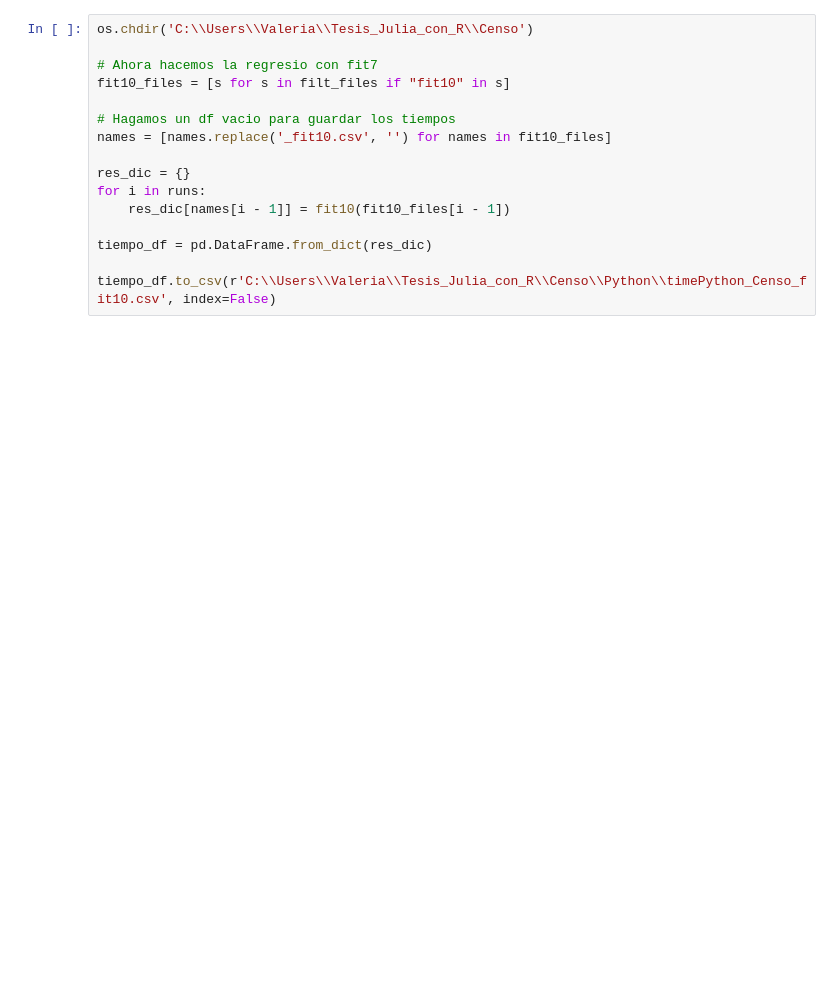
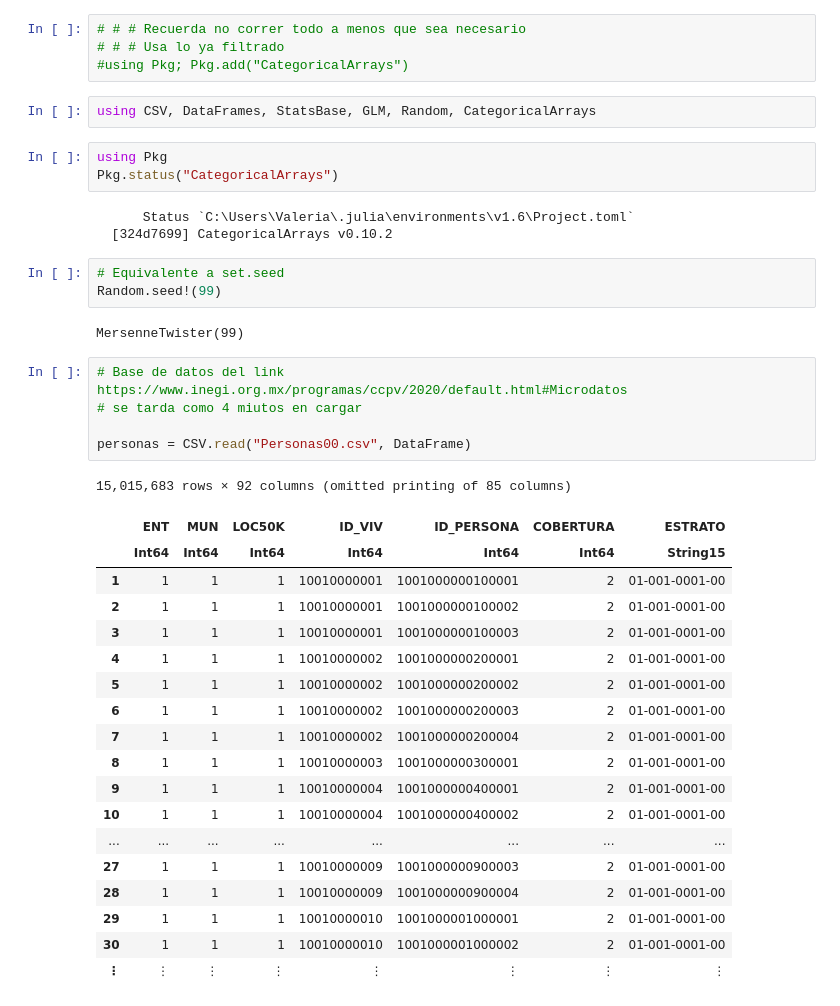
Before and after one commit to valperez/Tesis_Julia, a Jupyter notebook: Tesis Julia con R/Code/Censo/Python/Censo_Python.ipynb, the cells around one changed output. Cells and saved outputs as stored; diff of their text form; blank space fills up the shorter version.

```diff
--- a/Tesis Julia con R/Code/Censo/Python/Censo_Python.ipynb
+++ b/Tesis Julia con R/Code/Censo/Python/Censo_Python.ipynb
@@ -412,16 +1,42 @@ def fit10(nombre_archivo):
-# %%
-os.chdir('C:\\Users\\Valeria\\Tesis_Julia_con_R\\Censo')
-
-# Ahora hacemos la regresio con fit7
-fit10_files = [s for s in filt_files if "fit10" in s]
-
-# Hagamos un df vacio para guardar los tiempos
-names = [names.replace('_fit10.csv', '') for names in fit10_files]
-
-res_dic = {}
-for i in runs:
-    res_dic[names[i - 1]] = fit10(fit10_files[i - 1])
-
-tiempo_df = pd.DataFrame.from_dict(res_dic)
-
-tiempo_df.to_csv(r'C:\\Users\\Valeria\\Tesis_Julia_con_R\\Censo\\Python\\timePython_Censo_fit10.csv', index=False)
+# %%
+# # # Recuerda no correr todo a menos que sea necesario
+# # # Usa lo ya filtrado
+#using Pkg; Pkg.add("CategoricalArrays")
+# %%
+using CSV, DataFrames, StatsBase, GLM, Random, CategoricalArrays
+# %%
+using Pkg
+Pkg.status("CategoricalArrays")
+# %% [output]
+      Status `C:\Users\Valeria\.julia\environments\v1.6\Project.toml`
+  [324d7699] CategoricalArrays v0.10.2
+# %%
+# Equivalente a set.seed
+Random.seed!(99)
+# %% [output]
+MersenneTwister(99)
+# %%
+# Base de datos del link https://www.inegi.org.mx/programas/ccpv/2020/default.html#Microdatos
+# se tarda como 4 miutos en cargar
+
+personas = CSV.read("Personas00.csv", DataFrame)
+# %% [output]
+15,015,683 rows × 92 columns (omitted printing of 85 columns)
+|  | ENT | MUN | LOC50K | ID_VIV | ID_PERSONA | COBERTURA | ESTRATO |
+|  | Int64 | Int64 | Int64 | Int64 | Int64 | Int64 | String15 |
+| 1 | 1 | 1 | 1 | 10010000001 | 1001000000100001 | 2 | 01-001-0001-00 |
+| 2 | 1 | 1 | 1 | 10010000001 | 1001000000100002 | 2 | 01-001-0001-00 |
+| 3 | 1 | 1 | 1 | 10010000001 | 1001000000100003 | 2 | 01-001-0001-00 |
+| 4 | 1 | 1 | 1 | 10010000002 | 1001000000200001 | 2 | 01-001-0001-00 |
+| 5 | 1 | 1 | 1 | 10010000002 | 1001000000200002 | 2 | 01-001-0001-00 |
+| 6 | 1 | 1 | 1 | 10010000002 | 1001000000200003 | 2 | 01-001-0001-00 |
+| 7 | 1 | 1 | 1 | 10010000002 | 1001000000200004 | 2 | 01-001-0001-00 |
+| 8 | 1 | 1 | 1 | 10010000003 | 1001000000300001 | 2 | 01-001-0001-00 |
+| 9 | 1 | 1 | 1 | 10010000004 | 1001000000400001 | 2 | 01-001-0001-00 |
+| 10 | 1 | 1 | 1 | 10010000004 | 1001000000400002 | 2 | 01-001-0001-00 |
+| ... | ... | ... | ... | ... | ... | ... | ... |
+| 27 | 1 | 1 | 1 | 10010000009 | 1001000000900003 | 2 | 01-001-0001-00 |
+| 28 | 1 | 1 | 1 | 10010000009 | 1001000000900004 | 2 | 01-001-0001-00 |
+| 29 | 1 | 1 | 1 | 10010000010 | 1001000001000001 | 2 | 01-001-0001-00 |
+| 30 | 1 | 1 | 1 | 10010000010 | 1001000001000002 | 2 | 01-001-0001-00 |
+| ⋮ | ⋮ | ⋮ | ⋮ | ⋮ | ⋮ | ⋮ | ⋮ |
```
Also changed, not shown: parts of 36 cells of this notebook.
